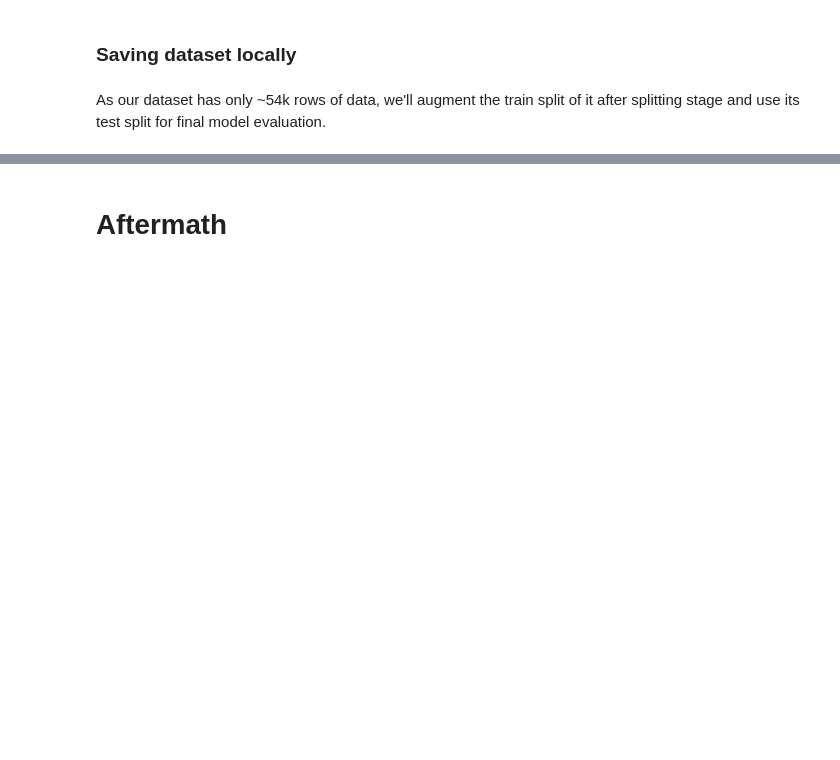
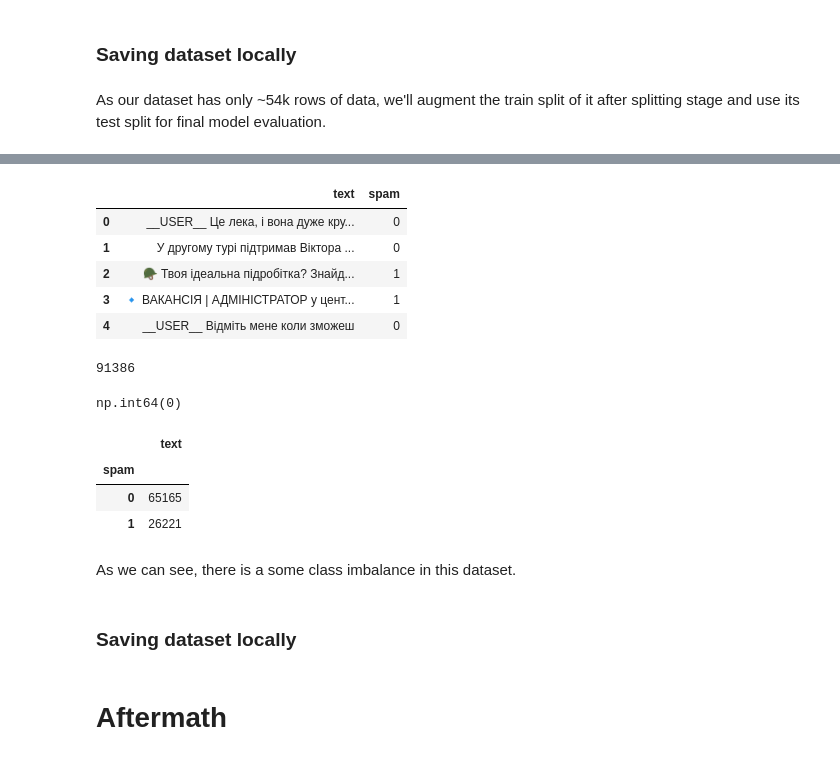
Before and after one commit to amiadesu/en-uk-ru-spam-detector, a Jupyter notebook: notebooks/01_data_preparation/01_data_loading.ipynb, the cells around one changed output, grey strips where cells are left out. Drawn from its saved outputs; the diff is of its cells as text; code cells hidden in the pictures; blank space fills up the shorter version.

Commit message:
Added Ukrainian spam dataset loader workflow.

```diff
--- a/notebooks/01_data_preparation/01_data_loading.ipynb
+++ b/notebooks/01_data_preparation/01_data_loading.ipynb
@@ -320,0 +330,5 @@ with open(english_spam_detection_dataset_save_path, "+w", encoding="utf-8") as f
+# %%
+temp_ukrainian_spam_detection_dataset_path = kagglehub.dataset_download(
+    "amiadesu/ukrainian-social-spam",
+    "spam.csv"
+)
@@ -320,0 +338,30 @@ with open(english_spam_detection_dataset_save_path, "+w", encoding="utf-8") as f
+# %%
+ukrainian_spam_detection_df = pd.read_csv(temp_ukrainian_spam_detection_dataset_path)
+# %%
+ukrainian_spam_detection_df.head()
+# %% [output]
+|  | text | spam |
+| 0 | __USER__ Це лека, і вона дуже кру... | 0 |
+| 1 | У другому турі підтримав Віктора ... | 0 |
+| 2 | 🪖 Твоя ідеальна підробітка? Знайд... | 1 |
+| 3 | 🔹 ВАКАНСІЯ | АДМІНІСТРАТОР у цент... | 1 |
+| 4 | __USER__ Відміть мене коли зможеш | 0 |
+# %%
+len(ukrainian_spam_detection_df)
+# %% [output]
+91386
+# %%
+ukrainian_spam_detection_df.duplicated().sum()
+# %% [output]
+np.int64(0)
+# %%
+ukrainian_spam_detection_df.groupby("spam").count()
+# %% [output]
+|  | text |
+| spam |  |
+| 0 | 65165 |
+| 1 | 26221 |
+# %% [markdown]
+As we can see, there is a some class imbalance in this dataset.
+# %% [markdown]
+### Saving dataset locally
```
Also changed, not shown: parts of 6 cells of this notebook.
